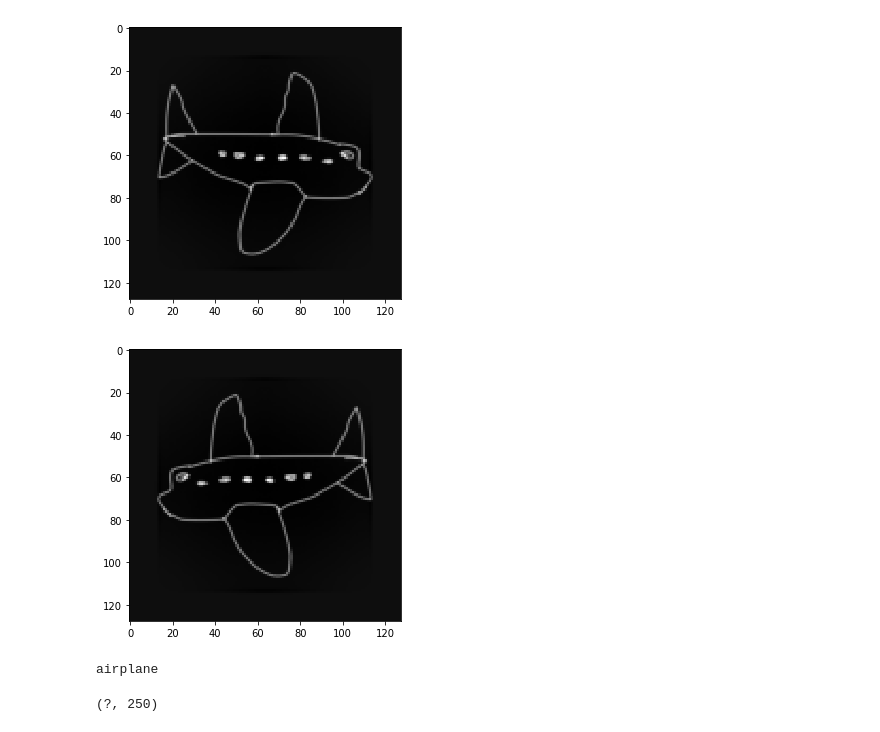
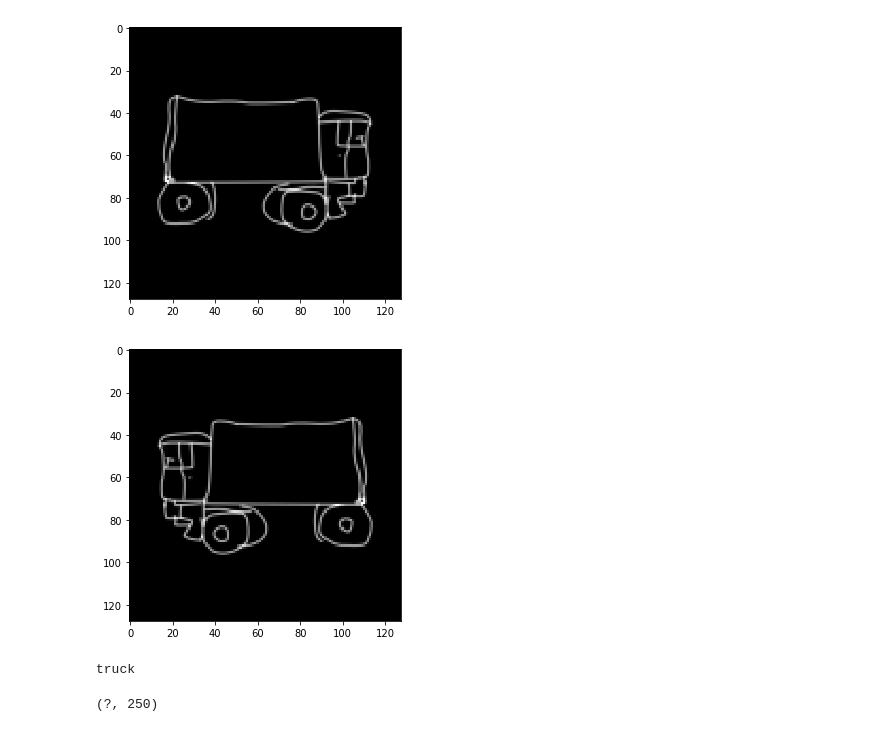
Before and after one commit to wayneb0t/sketch-recognition, a Jupyter notebook: ResNet-Dropout.ipynb, the cells around one changed output. Saved outputs shown, nothing was run; the diff lists cells and outputs as text; code cells hidden in the pictures.

```diff
--- a/ResNet-Dropout.ipynb
+++ b/ResNet-Dropout.ipynb
@@ -34,15 +42,14 @@ print ("y_test: ", y_test.shape)
 # %%
 # Plot a random image
 sample = np.random.randint(X_train.shape[0])
-sample = 0
 plt.imshow(X_train[sample].reshape(128, 128))
 plt.show()
 plt.imshow(X_train[sample + (1 if sample % 2 == 0 else -1)].reshape(128, 128))
 plt.show()
 print (labels[y_train[sample]])
 # %% [output]
-[figure, old version]
+[figure, new version]
-[figure, old version]
+[figure, new version]
-airplane
+truck
 # %%
 tf.reset_default_graph()
```
Also changed, not shown: parts of 11 cells of this notebook, 10 other files.
